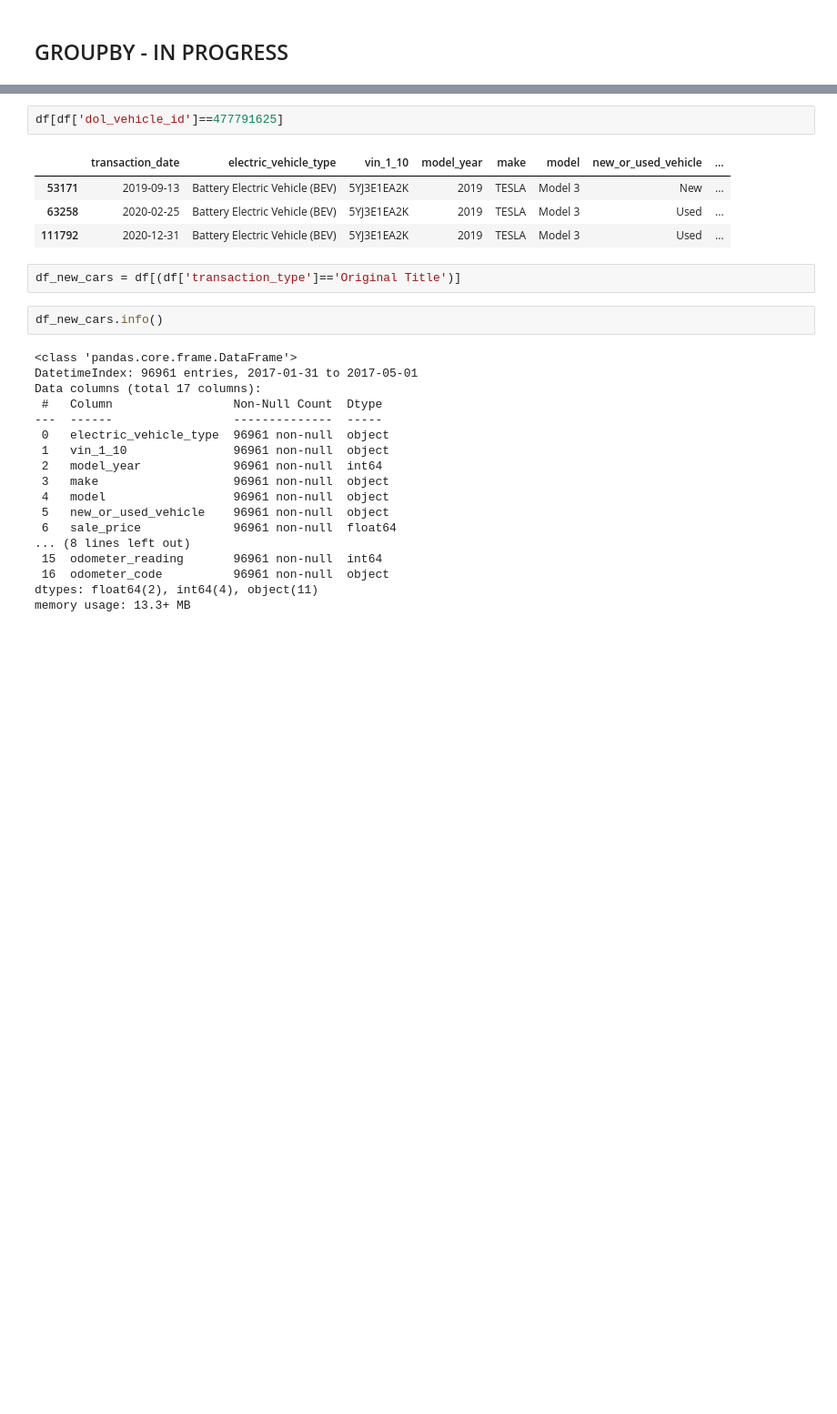
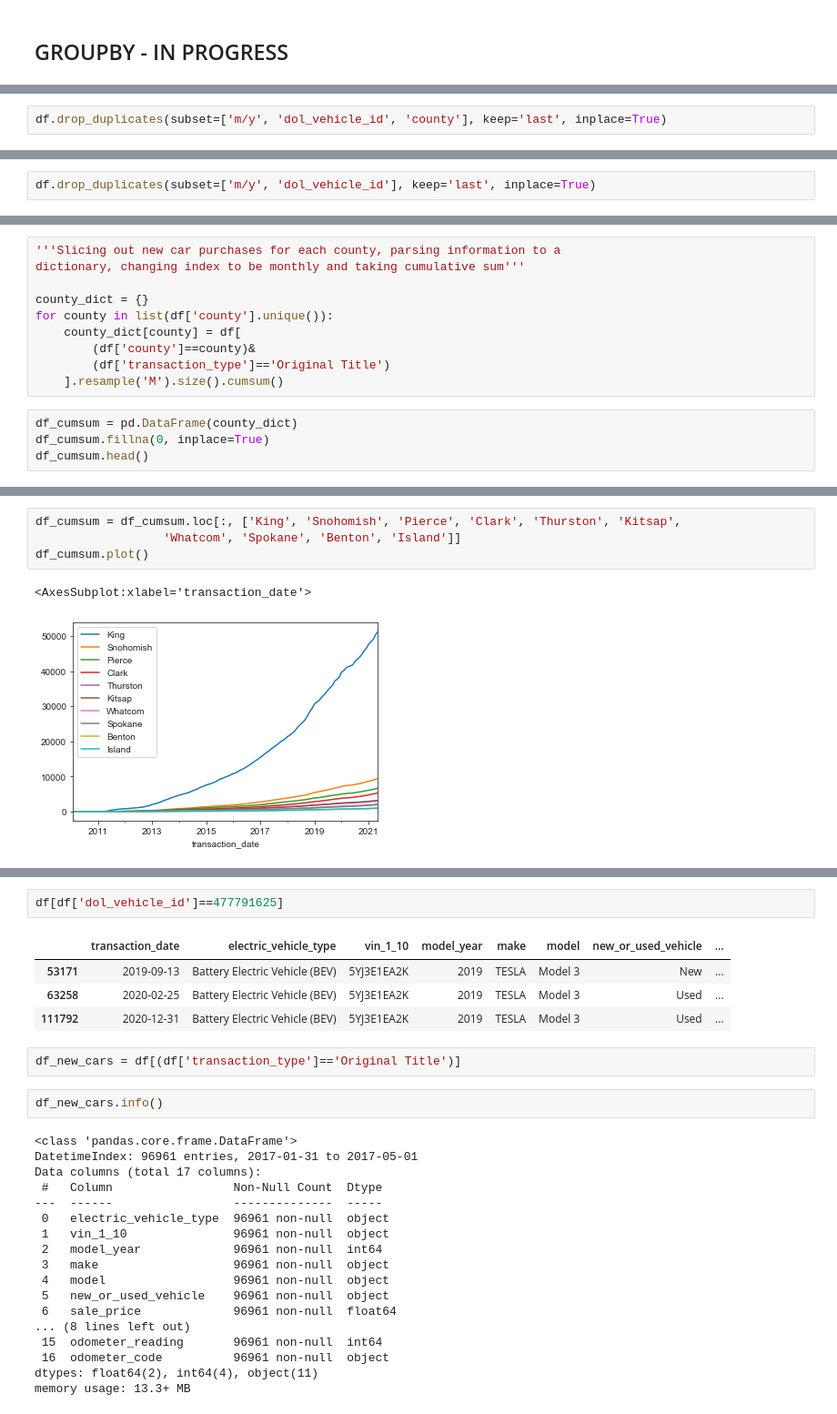
Before and after one commit to ebtezcan/EV-Charger-Prediction, a Jupyter notebook: index_OSEMN_plus_mvp-Copy1.ipynb, the cells around one changed output, grey strips where cells are left out. Shown at 91% size. Drawn from its saved outputs; the diff is of its cells as text; blank space fills up the shorter version.

```diff
--- a/index_OSEMN_plus_mvp-Copy1.ipynb
+++ b/index_OSEMN_plus_mvp-Copy1.ipynb
@@ -501,0 +720,2 @@ df_grouped = df.groupby(by=['m/y', 'dol_vehicle_id']).last()
+# %%
+df.drop_duplicates(subset=['m/y', 'dol_vehicle_id', 'county'], keep='last', inplace=True)
@@ -501,0 +749,2 @@ df_grouped = df.groupby(by=['m/y', 'dol_vehicle_id']).last()
+# %%
+df.drop_duplicates(subset=['m/y', 'dol_vehicle_id'], keep='last', inplace=True)
@@ -501,0 +779,14 @@ df_grouped = df.groupby(by=['m/y', 'dol_vehicle_id']).last()
+# %%
+'''Slicing out new car purchases for each county, parsing information to a
+dictionary, changing index to be monthly and taking cumulative sum'''
+
+county_dict = {}
+for county in list(df['county'].unique()):
+    county_dict[county] = df[
+        (df['county']==county)&
+        (df['transaction_type']=='Original Title')
+    ].resample('M').size().cumsum()
+# %%
+df_cumsum = pd.DataFrame(county_dict)
+df_cumsum.fillna(0, inplace=True)
+df_cumsum.head()
@@ -501,0 +821,7 @@ df_grouped = df.groupby(by=['m/y', 'dol_vehicle_id']).last()
+# %%
+df_cumsum = df_cumsum.loc[:, ['King', 'Snohomish', 'Pierce', 'Clark', 'Thurston', 'Kitsap',
+                  'Whatcom', 'Spokane', 'Benton', 'Island']]
+df_cumsum.plot()
+# %% [output]
+<AxesSubplot:xlabel='transaction_date'>
+[figure, added]
```
Also changed, not shown: parts of 54 cells of this notebook.
